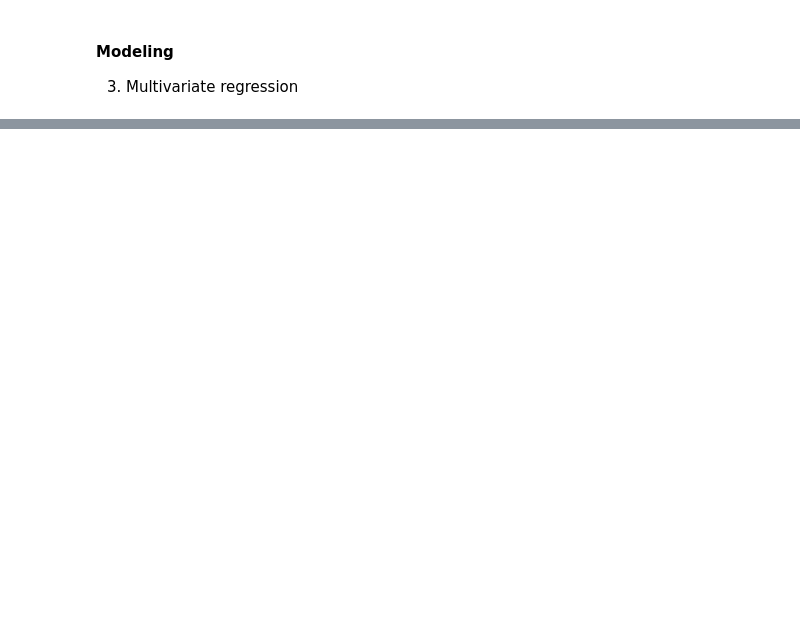
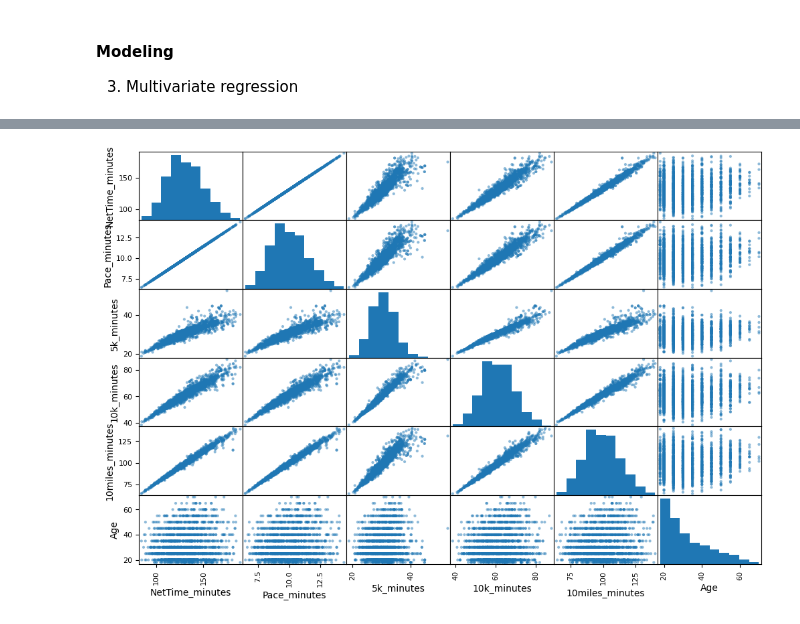
Before and after one commit to TejashreeModak/Blog_Boston_Half_Marathon, a Jupyter notebook: Marathon_analysis.ipynb, the cells around one changed output, grey strips where cells are left out. Cells and saved outputs as stored; diff of their text form; code cells hidden in the pictures; blank space fills up the shorter version.

```diff
--- a/Marathon_analysis.ipynb
+++ b/Marathon_analysis.ipynb
@@ -205,0 +235,13 @@ ModuleNotFoundError: No module named 'statsmodels'
+# %%
+from pandas.plotting import scatter_matrix
+#extracting numerical variables
+attributes = ["NetTime_minutes", "Pace_minutes", "5k_minutes","10k_minutes","10miles_minutes","Age"]
+#scatter matrix shows every numerical attribute against every other numerical attribute
+#plus a histogram of each numerical attribute
+scatter_matrix(df[attributes],figsize=(12,8));
+#Result:
+#Here again we see high variation in performance of any level with age
+# obviously all time variables show a positive correlation with each other but
+# out of each time variable, pace has the highest effect: Pace vs NetTime
+# %% [output]
+[figure, added]
```
Also changed, not shown: parts of 8 cells of this notebook.
